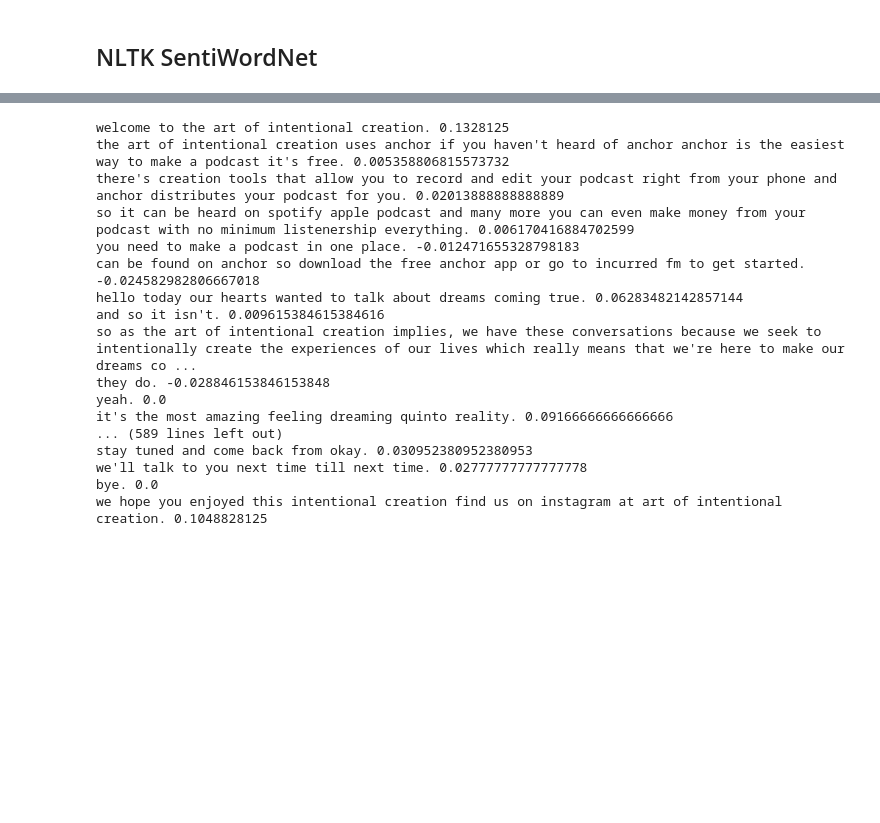
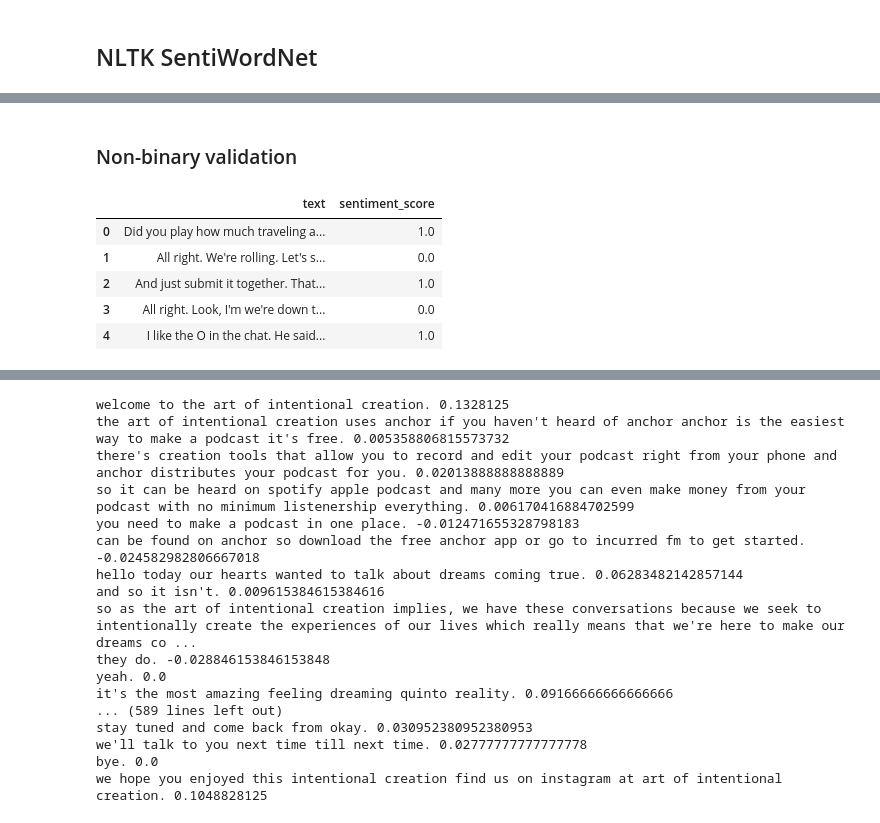
Before and after one commit to bartvanvulpen/podcastDA, a Jupyter notebook: lexicon.ipynb, the cells around one changed output, grey strips where cells are left out. Drawn from its saved outputs; the diff is of its cells as text; code cells hidden in the pictures; blank space fills up the shorter version.

```diff
--- a/lexicon.ipynb
+++ b/lexicon.ipynb
@@ -59,0 +152,12 @@ def SentiWordNet_sentiment(sentence):
+# %% [markdown]
+### Non-binary validation
+# %%
+val_df = pd.read_csv('labeled_datasets/nonbinary/nonbinary_val.csv', sep='\t')
+val_df.head(5)
+# %% [output]
+|  | text | sentiment_score |
+| 0 | Did you play how much traveling a... | 1.0 |
+| 1 | All right. We're rolling. Let's s... | 0.0 |
+| 2 | And just submit it together. That... | 1.0 |
+| 3 | All right. Look, I'm we're down t... | 0.0 |
+| 4 | I like the O in the chat. He said... | 1.0 |
```
Also changed, not shown: parts of 8 cells of this notebook, 5 other files.
